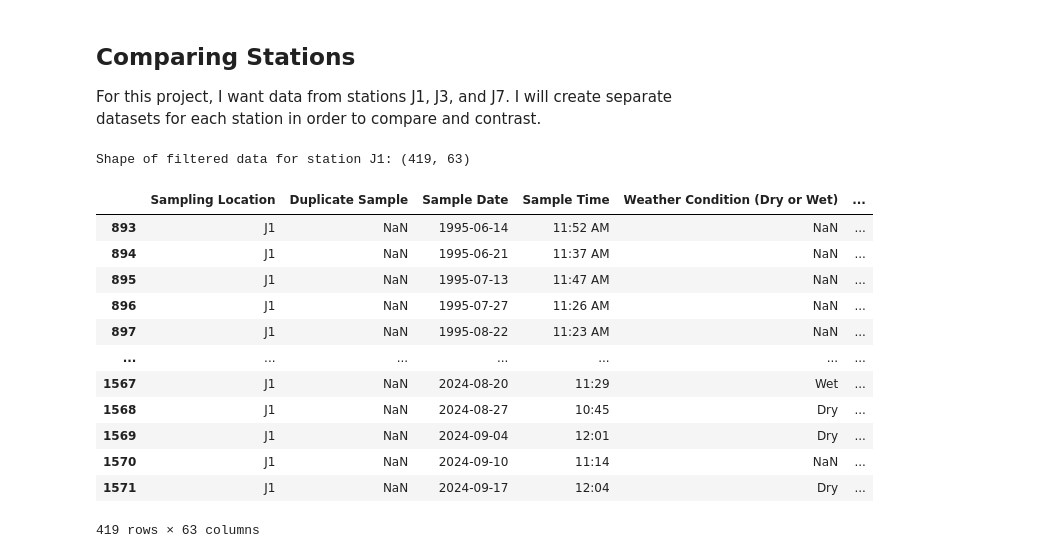
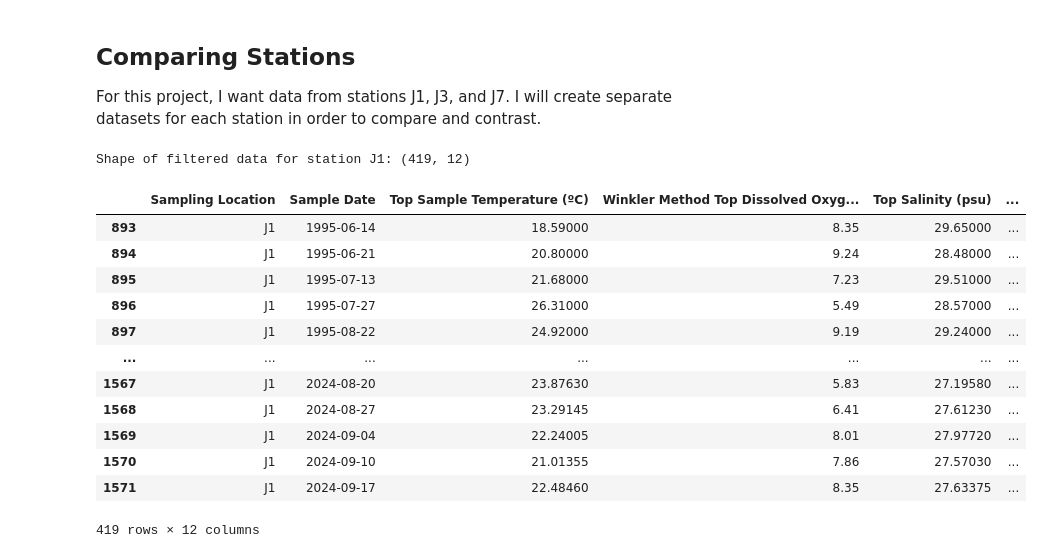
Before and after one commit to snehasri2600/Jamaica-Bay-Water-Quality_Capstone, a Jupyter notebook: jamaica_bay_data_cleaning.ipynb, the cells around one changed output. Cells and saved outputs as stored; diff of their text form; code cells hidden in the pictures.

```diff
--- a/jamaica_bay_data_cleaning.ipynb
+++ b/jamaica_bay_data_cleaning.ipynb
@@ -185,0 +156,19 @@ print("Exported j1_data.csv, j3_data.csv, j7_data.csv, n16_data.csv")
+# %%
+# Filter data_since_1995 for Summer season only
+summer_data_since_1995 = data_since_1995[data_since_1995['Season'] == 'Summer']
+
+# Group by year and weather condition, then count samples
+summer_weather_counts = summer_data_since_1995.groupby([summer_data_since_1995['Sample Date'].dt.year, 'Weather Condition (Dry or Wet)']).size().unstack(fill_value=0)
+summer_weather_counts.index.name = 'Year'
+
+# Plot the summer weather counts as a stacked bar chart
+plt.figure(figsize=(18, 7))
+summer_weather_counts.plot(kind='bar', stacked=True, figsize=(18, 7), color=['skyblue', 'lightcoral'])
+plt.title('Summer Samples by Weather Condition per Year (Station J3)')
+plt.xlabel('Year')
+plt.ylabel('Number of Samples')
+plt.xticks(rotation=90, ha='right') # Rotate x-axis labels for readability
+plt.legend(title='Weather Condition')
+plt.grid(axis='y', linestyle='--', alpha=0.7)
+plt.tight_layout()
+plt.show()
@@ -185,0 +182,18 @@ print("Exported j1_data.csv, j3_data.csv, j7_data.csv, n16_data.csv")
+# %%
+# Define the list of variables for which to calculate summertime mean values
+summer_relevant_features = summer_data_since_1995[[
+    'Sampling Location',
+    'Sample Date',
+    'Top Sample Temperature (ºC)',
+    'Winkler Method Top Dissolved Oxygen (mg/L)',
+    'Top Salinity  (psu)',
+    'Top PH',
+    'Secchi Depth (ft)',
+    "Top Active Chlorophyll 'A' (µg/L)",
+    'Total Phosphorus(mg/L)',
+    'Top Ammonium (mg/L)',
+    'Top Total Kjeldhal Nitrogen (mg/L)',
+    'Top Nitrate/Nitrite (mg/L)'
+]]
+
+display(summer_relevant_features)
@@ -189,23 +217,23 @@ print("Exported j1_data.csv, j3_data.csv, j7_data.csv, n16_data.csv")
 For this project, I want data from stations J1, J3, and J7. I will create separate datasets for each station in order to compare and contrast.
 # %%
 #Filter the data for station J1
-j1_data = summer_data_since_1995[summer_data_since_1995['Sampling Location'] == 'J1'].copy()
+j1_data = summer_relevant_features[summer_relevant_features['Sampling Location'] == 'J1'].copy()
 print(f"Shape of filtered data for station J1: {j1_data.shape}")
 display(j1_data)
 # %% [output]
-Shape of filtered data for station J1: (419, 63)
+Shape of filtered data for station J1: (419, 12)
-|  | Sampling Location | Duplicate Sample | Sample Date | Sample Time | Weather Condition (Dry or Wet) | ... |
-| 893 | J1 | NaN | 1995-06-14 | 11:52 AM | NaN | ... |
-| 894 | J1 | NaN | 1995-06-21 | 11:37 AM | NaN | ... |
-| 895 | J1 | NaN | 1995-07-13 | 11:47 AM | NaN | ... |
-| 896 | J1 | NaN | 1995-07-27 | 11:26 AM | NaN | ... |
-| 897 | J1 | NaN | 1995-08-22 | 11:23 AM | NaN | ... |
+|  | Sampling Location | Sample Date | Top Sample Temperature (ºC) | Winkler Method Top Dissolved Oxyg... | Top Salinity (psu) | ... |
+| 893 | J1 | 1995-06-14 | 18.59000 | 8.35 | 29.65000 | ... |
+| 894 | J1 | 1995-06-21 | 20.80000 | 9.24 | 28.48000 | ... |
+| 895 | J1 | 1995-07-13 | 21.68000 | 7.23 | 29.51000 | ... |
+| 896 | J1 | 1995-07-27 | 26.31000 | 5.49 | 28.57000 | ... |
+| 897 | J1 | 1995-08-22 | 24.92000 | 9.19 | 29.24000 | ... |
 | ... | ... | ... | ... | ... | ... | ... |
-| 1567 | J1 | NaN | 2024-08-20 | 11:29 | Wet | ... |
-| 1568 | J1 | NaN | 2024-08-27 | 10:45 | Dry | ... |
-| 1569 | J1 | NaN | 2024-09-04 | 12:01 | Dry | ... |
-| 1570 | J1 | NaN | 2024-09-10 | 11:14 | NaN | ... |
-| 1571 | J1 | NaN | 2024-09-17 | 12:04 | Dry | ... |
+| 1567 | J1 | 2024-08-20 | 23.87630 | 5.83 | 27.19580 | ... |
+| 1568 | J1 | 2024-08-27 | 23.29145 | 6.41 | 27.61230 | ... |
+| 1569 | J1 | 2024-09-04 | 22.24005 | 8.01 | 27.97720 | ... |
+| 1570 | J1 | 2024-09-10 | 21.01355 | 7.86 | 27.57030 | ... |
+| 1571 | J1 | 2024-09-17 | 22.48460 | 8.35 | 27.63375 | ... |
-419 rows × 63 columns
+419 rows × 12 columns
 # %%
 #Filter the data for station J3
```
Also changed, not shown: parts of 12 cells of this notebook, 7 other files.
